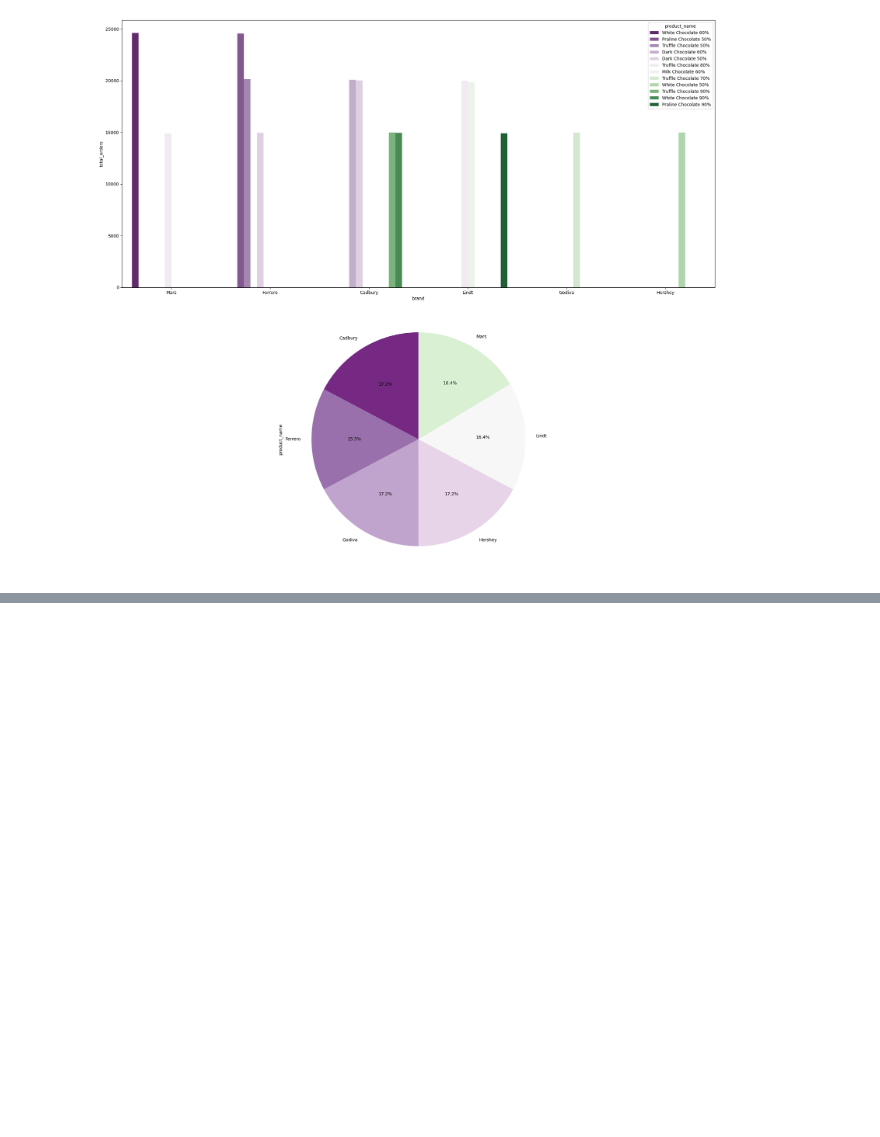
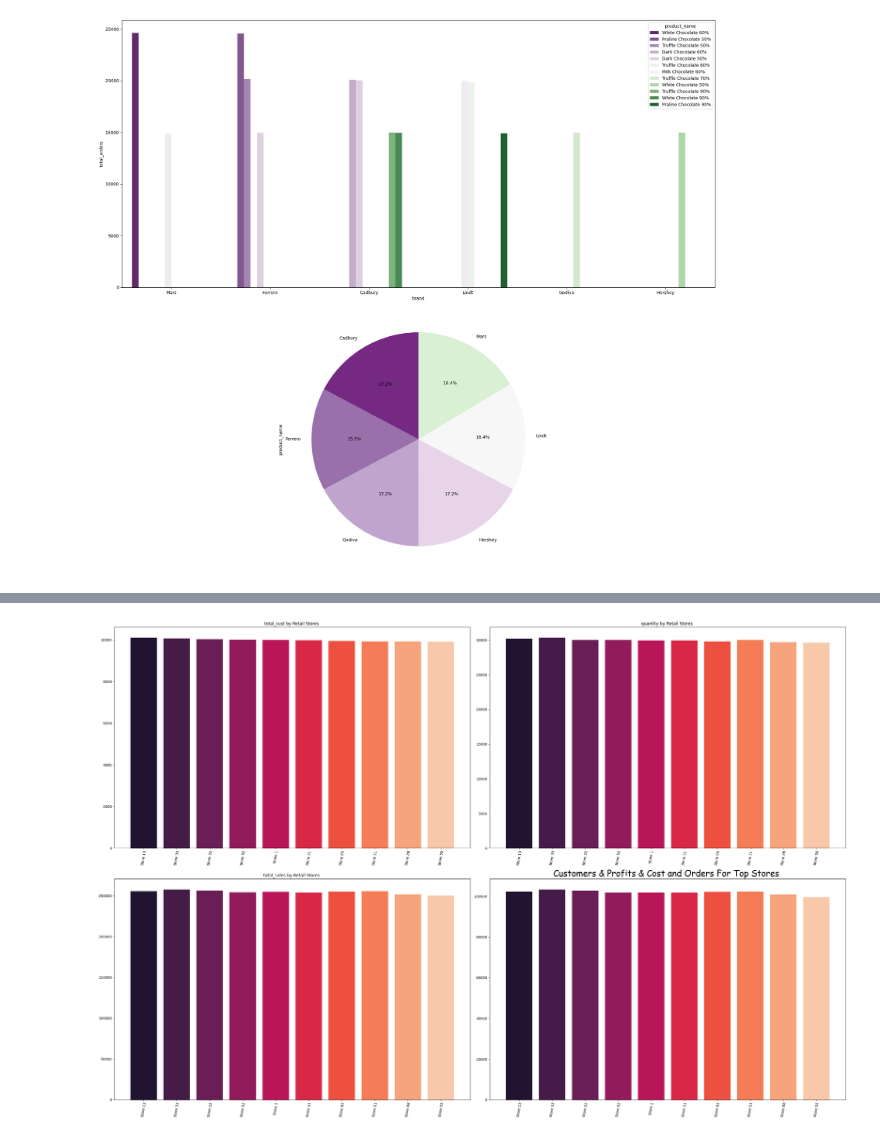
Before and after one commit to fa7hmed12121-eng/analyzing_chocolate_stores, a Jupyter notebook: pandas_charts/analyse_chocolate.ipynb, the cells around one changed output, grey strips where cells are left out. Drawn from its saved outputs; the diff is of its cells as text; code cells hidden in the pictures; blank space fills up the shorter version.

```diff
--- a/pandas_charts/analyse_chocolate.ipynb
+++ b/pandas_charts/analyse_chocolate.ipynb
@@ -130,0 +174,19 @@ plt.show()
+# %%
+retail_store = stores[stores['store_type'] =='Retail' ]
+airport_store = stores[stores['store_type'] =='Airport' ]
+mall_store = stores[stores['store_type'] =='Mall' ]
+online_store = stores[stores['store_type'] =='Online' ]
+num_cols = ['total_cust', 'quantity', 'total_sales', 'profits']
+
+retail_sales = retail_store.groupby("short_store_name")[['total_cust', 'quantity', 'total_sales', 'profits']].sum().sort_values(by= 'total_cust').reset_index()
+airport_sales = retail_store.groupby("short_store_name")[['total_cust', 'quantity', 'total_sales', 'profits']].sum().sort_values(by= 'total_cust').reset_index()
+mall_sales = retail_store.groupby("short_store_name")[['total_cust', 'quantity', 'total_sales', 'profits']].sum().sort_values(by= 'total_cust').reset_index()
+online_sales = retail_store.groupby("short_store_name")[['total_cust', 'quantity', 'total_sales', 'profits']].sum().sort_values(by= 'total_cust').reset_index()
+#-------------------------------------------------------
+# Get top stores
+retail_sales = retail_sales.nlargest(10, columns='total_cust')
+airport_sales = airport_sales.nlargest(10, 'total_cust')
+mall_sales = mall_sales.nlargest(10, 'total_cust')
+online_sales = online_sales.nlargest(10, 'total_cust')
+
+sns_colors = sns.color_palette("rocket", 10)
@@ -130,0 +213,13 @@ plt.show()
+# %%
+# Top retail Stores sales
+fig, axes = plt.subplots(ncols=2, nrows=2, figsize = (30, 20))
+axes = axes.flatten()
+for i, col in enumerate(num_cols):
+    axes[i].bar(retail_sales['short_store_name'], retail_sales[col], color = sns_colors)
+    axes[i].set_title(f"{col} by Retail Stores ")
+    axes[i].tick_params(axis="x", rotation=80)
+
+plt.tight_layout()
+plt.show()
+# %% [output]
+[figure, added]
```
Also changed, not shown: parts of 12 cells of this notebook, 2 other files.
